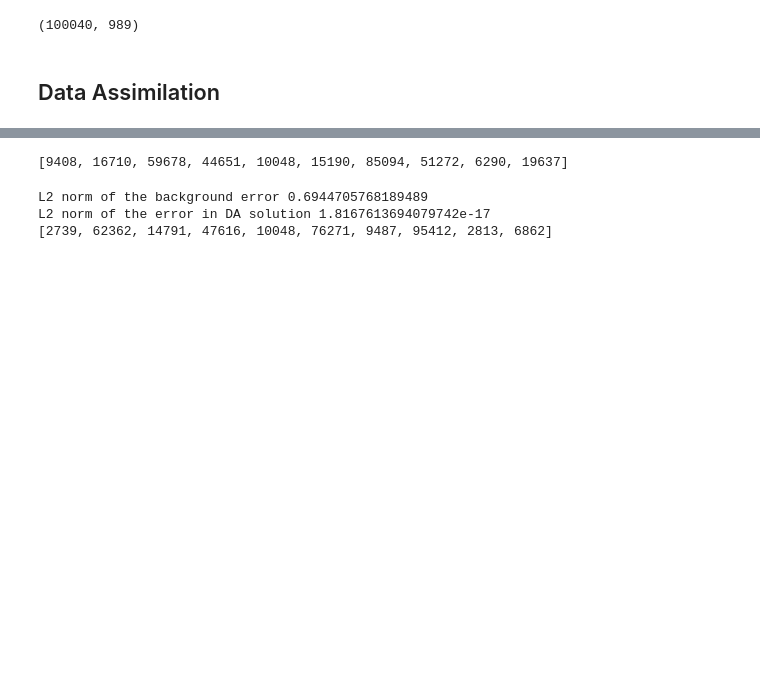
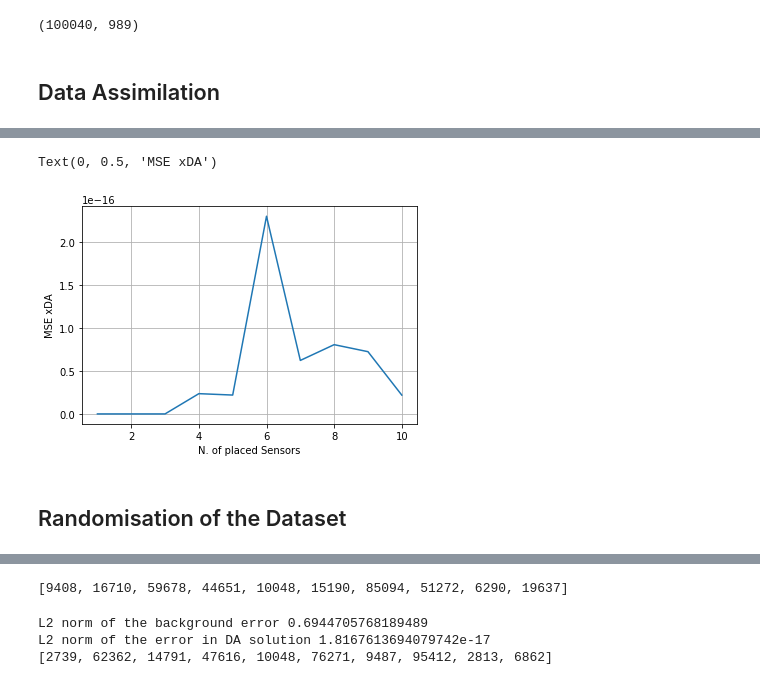
Before and after one commit to adrianlwn/MScProject_OptSensors_GP, a Jupyter notebook: Data Assimilation Randomized Points.ipynb, the cells around one changed output, grey strips where cells are left out. Saved outputs shown, nothing was run; the diff lists cells and outputs as text; code cells hidden in the pictures; blank space fills up the shorter version.

```diff
--- a/Data Assimilation Randomized Points.ipynb
+++ b/Data Assimilation Randomized Points.ipynb
@@ -92,0 +108,10 @@ L2 norm of the error in DA solution 9.894538200895631e-17
+# %%
+# Computation in function of tracer placement
+MSExb_all = {}
+MSExDA_all = {}
+for i in range(1,11):
+    indLoc = np.loadtxt('Optimal Points/localpoints_optimal_eps10-6.txt').astype(int)[:i]
+    #indLoc = np.loadtxt('Optimal Points/localpoints_TSVD25').astype(int)[:i]
+    #indLoc = [0, 1, 2, 3, 4, 5, 6, 7, 8, 9]
+    MSExb_all[i], MSExDA_all[i] = data_assimilation(indLoc,Z)
+    MSExb - MSExDA
@@ -93,3 +136,13 @@ L2 norm of the error in DA solution 9.894538200895631e-17
+# %%
+plt.plot(MSExDA_all.keys(),MSExDA_all.values())
+plt.grid()
+plt.xlabel('N. of placed Sensors')
+plt.ylabel('MSE xDA')
+# %% [output]
+Text(0, 0.5, 'MSE xDA')
+[figure, added]
+# %% [markdown]
+## Randomisation of the Dataset
 # %%
 s = time.time()
 A_ball = ball_set(indLoc, loc_df,radius=10)
```
Also changed, not shown: parts of 7 cells of this notebook, 6 other files.
